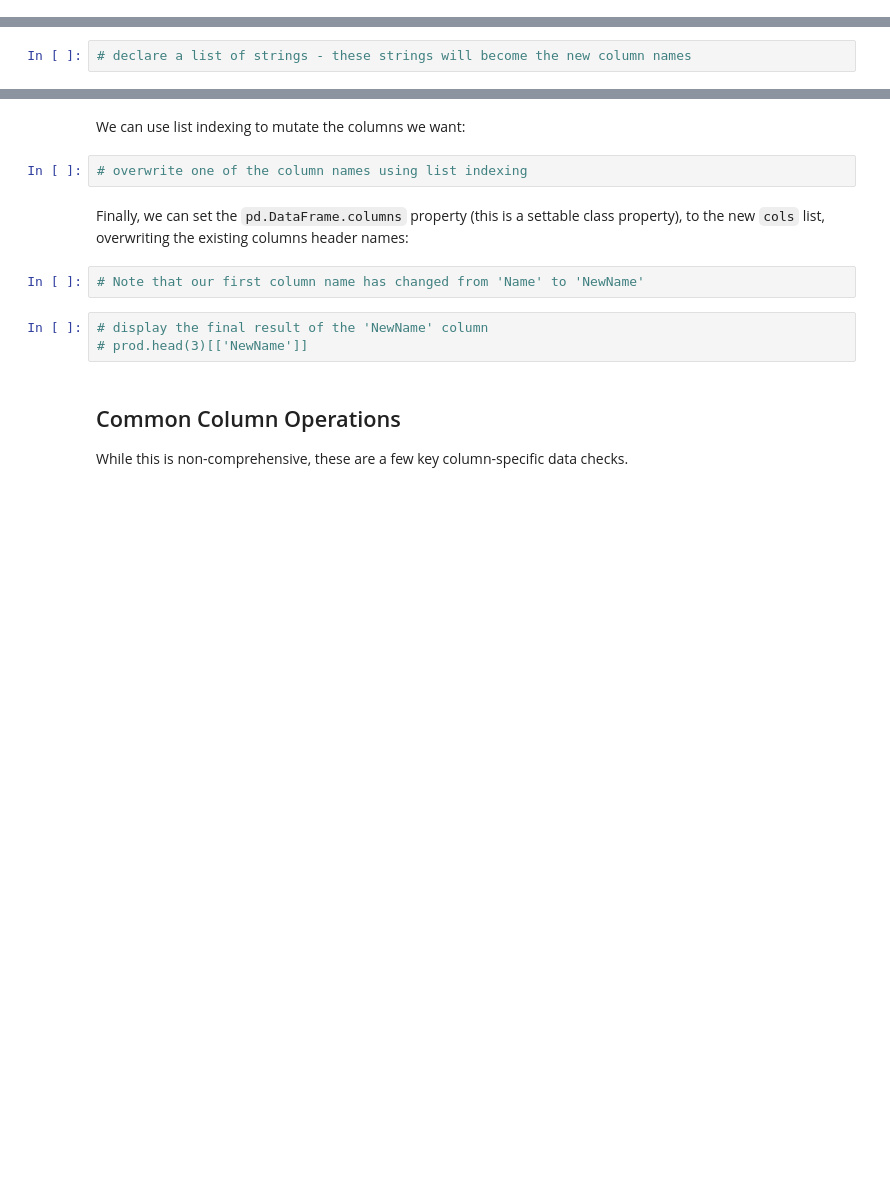
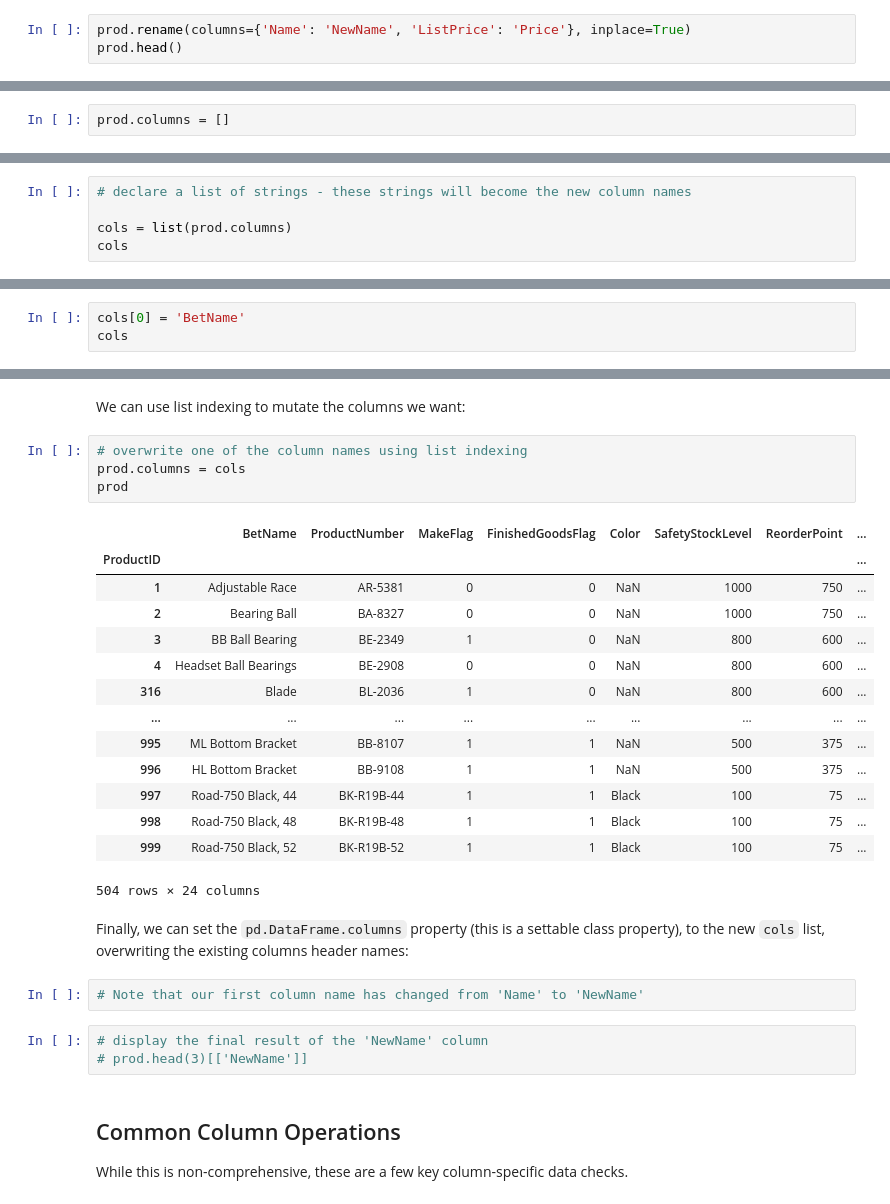
Before and after one commit to ersingt/coursework, a Jupyter notebook: 02-Week/01-pandas/01-pandas-intro_after_day_1.ipynb, the cells around one changed output, grey strips where cells are left out. Drawn from its saved outputs; the diff is of its cells as text; blank space fills up the shorter version.

```diff
--- a/02-Week/01-pandas/01-pandas-intro_after_day_1.ipynb
+++ b/02-Week/01-pandas/01-pandas-intro_after_day_1.ipynb
@@ -194,0 +392,3 @@ Renaming **specific** columns by using a dictionary:
+# %%
+prod.rename(columns={'Name': 'NewName', 'ListPrice': 'Price'}, inplace=True)
+prod.head()
@@ -202,3 +423,5 @@ Note that the `pd.DataFrame.columns` property can be cast to a `list` type. Orig
+# %%
+prod.columns = []
 # %% [markdown]
 We can explicitly cast these to a list object as such, by using the built-in `list()` function:
 # %%
@@ -208,3 +431,6 @@ We can explicitly cast these to a list object as such, by using the built-in `li
 We can place these columns into a variable, `cols`:
 # %%
 # declare a list of strings - these strings will become the new column names
+
+cols = list(prod.columns)
+cols
@@ -210,0 +455,3 @@ We can place these columns into a variable, `cols`:
+# %%
+cols[0] = 'BetName'
+cols
@@ -212,6 +477,23 @@ We can place these columns into a variable, `cols`:
 We can use list indexing to mutate the columns we want:
 # %%
 # overwrite one of the column names using list indexing
+prod.columns = cols
+prod
+# %% [output]
+|  | BetName | ProductNumber | MakeFlag | FinishedGoodsFlag | Color | SafetyStockLevel | ReorderPoint | ... |
+| ProductID |  |  |  |  |  |  |  | ... |
+| 1 | Adjustable Race | AR-5381 | 0 | 0 | NaN | 1000 | 750 | ... |
+| 2 | Bearing Ball | BA-8327 | 0 | 0 | NaN | 1000 | 750 | ... |
+| 3 | BB Ball Bearing | BE-2349 | 1 | 0 | NaN | 800 | 600 | ... |
+| 4 | Headset Ball Bearings | BE-2908 | 0 | 0 | NaN | 800 | 600 | ... |
+| 316 | Blade | BL-2036 | 1 | 0 | NaN | 800 | 600 | ... |
+| ... | ... | ... | ... | ... | ... | ... | ... | ... |
+| 995 | ML Bottom Bracket | BB-8107 | 1 | 1 | NaN | 500 | 375 | ... |
+| 996 | HL Bottom Bracket | BB-9108 | 1 | 1 | NaN | 500 | 375 | ... |
+| 997 | Road-750 Black, 44 | BK-R19B-44 | 1 | 1 | Black | 100 | 75 | ... |
+| 998 | Road-750 Black, 48 | BK-R19B-48 | 1 | 1 | Black | 100 | 75 | ... |
+| 999 | Road-750 Black, 52 | BK-R19B-52 | 1 | 1 | Black | 100 | 75 | ... |
+504 rows × 24 columns
 # %% [markdown]
 Finally, we can set the `pd.DataFrame.columns` property (this is a settable class property), to the new `cols` list, overwriting the existing columns header names:
 # %%
```
Also changed, not shown: parts of 36 cells of this notebook, 1 other file.
